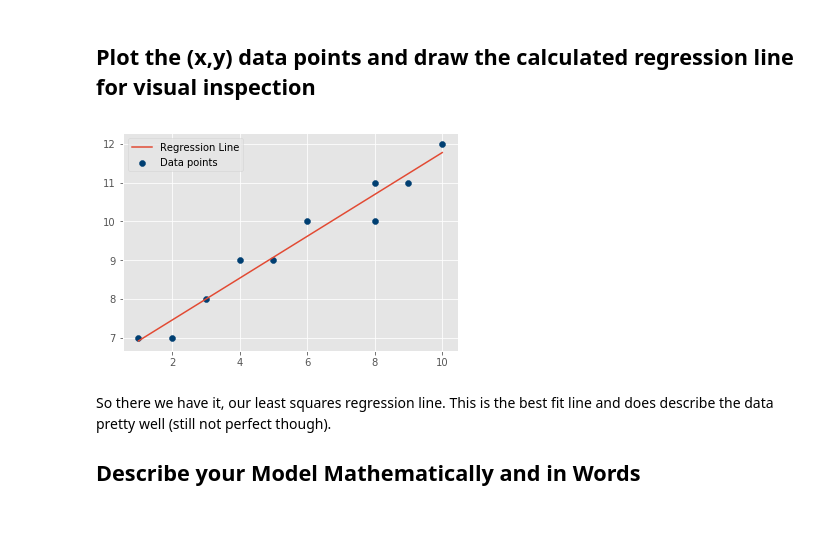
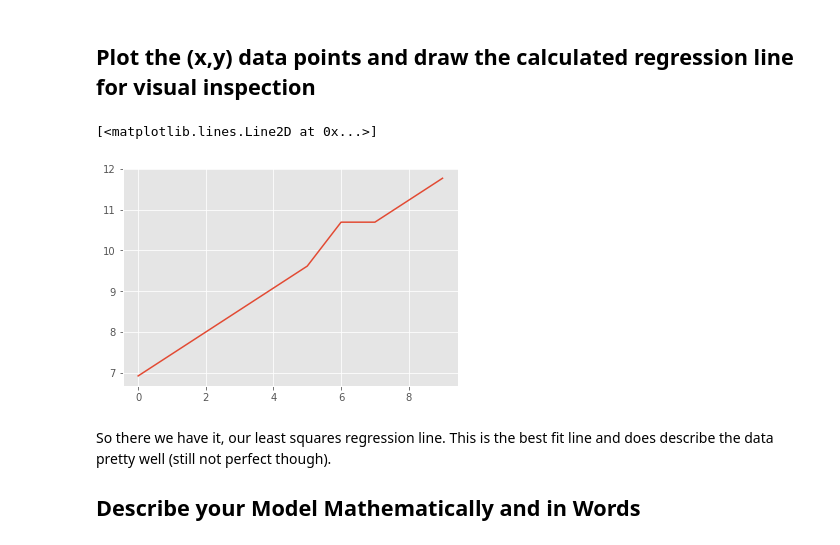
Before and after one commit to ThoaShook/dsc-simple-linear-regression-lab-atlanta-ds-062419, a Jupyter notebook: index.ipynb, the cells around one changed output. Saved outputs shown, nothing was run; the diff lists cells and outputs as text; code cells hidden in the pictures.

```diff
--- a/index.ipynb
+++ b/index.ipynb
@@ -121,8 +121,10 @@ regression_line = reg_line(m,c,X)
 ## Plot the (x,y) data points and draw the calculated regression line for visual inspection
 # %%
 # Plot data and regression line
+plt.plot(regression_line)
 # %% [output]
+[<matplotlib.lines.Line2D at 0x...>]
-[figure, old version]
+[figure, new version]
 # %% [markdown]
 So there we have it, our least squares regression line. This is the best fit line and does describe the data pretty well (still not perfect though).
 
```
